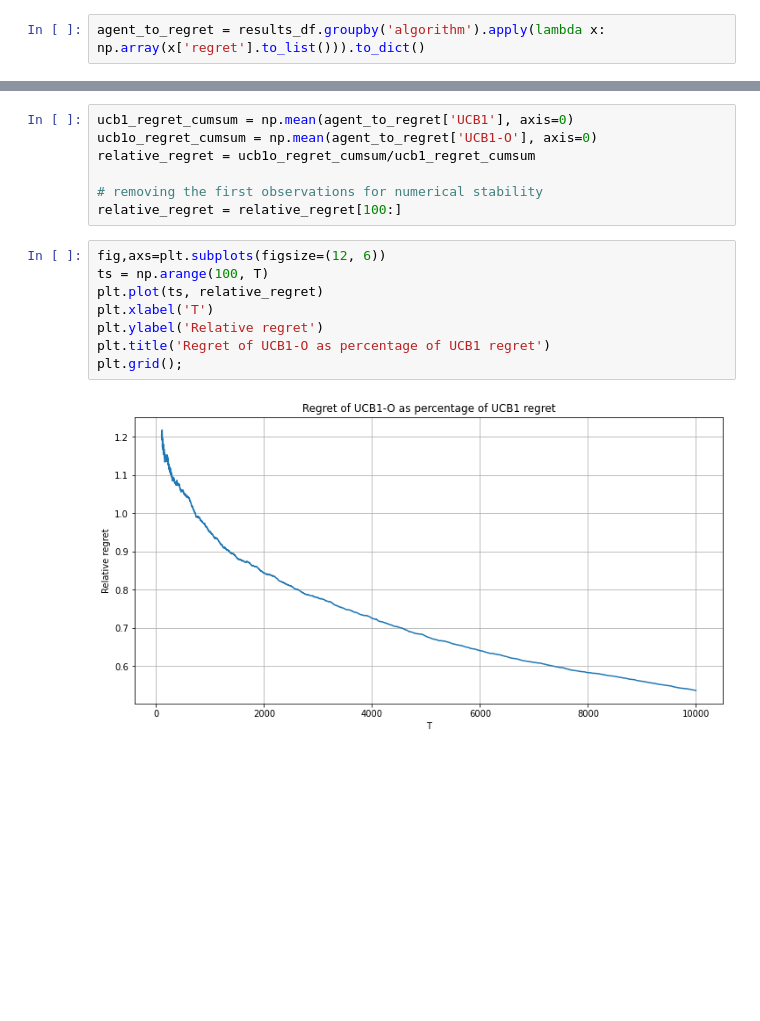
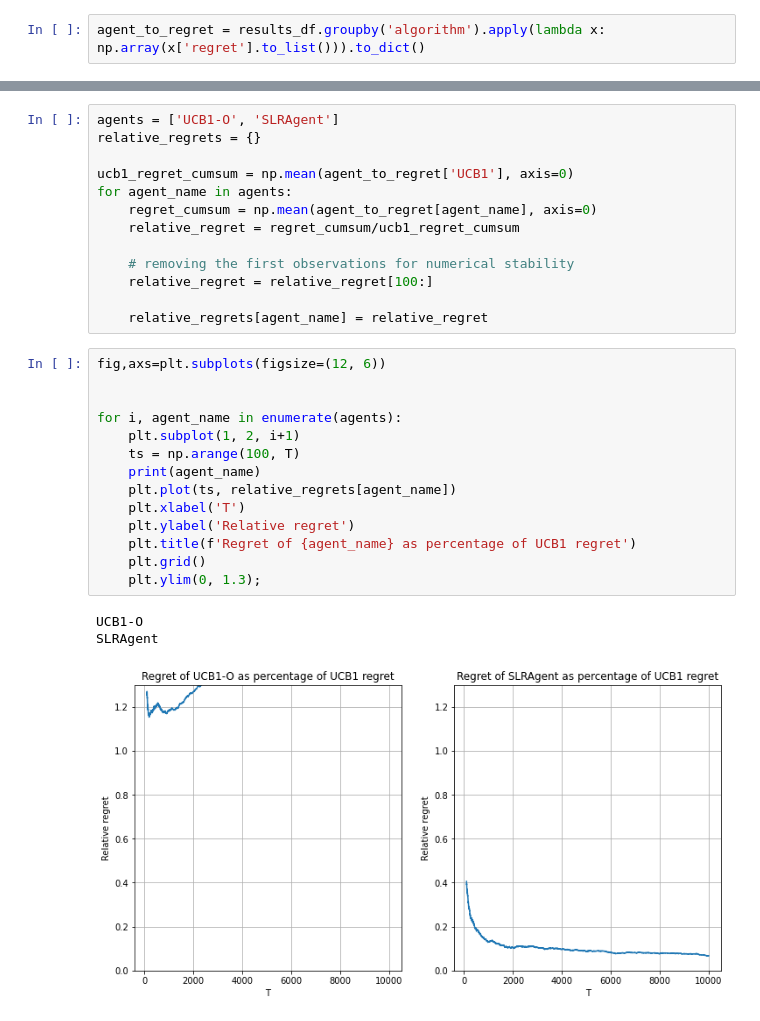
Before and after one commit to thxi/hse_thesis, a Jupyter notebook: notebooks/UCB-O.ipynb, the cells around one changed output, grey strips where cells are left out. Cells and saved outputs as stored; diff of their text form; blank space fills up the shorter version.

Commit message:
add simple linear regression agent

```diff
--- a/notebooks/UCB-O.ipynb
+++ b/notebooks/UCB-O.ipynb
@@ -196,17 +215,31 @@ plt.grid();
-# %%
-ucb1_regret_cumsum = np.mean(agent_to_regret['UCB1'], axis=0)
-ucb1o_regret_cumsum = np.mean(agent_to_regret['UCB1-O'], axis=0)
-relative_regret = ucb1o_regret_cumsum/ucb1_regret_cumsum
-
-# removing the first observations for numerical stability
-relative_regret = relative_regret[100:]
+# %%
+agents = ['UCB1-O', 'SLRAgent']
+relative_regrets = {}
+
+ucb1_regret_cumsum = np.mean(agent_to_regret['UCB1'], axis=0)
+for agent_name in agents:
+    regret_cumsum = np.mean(agent_to_regret[agent_name], axis=0)
+    relative_regret = regret_cumsum/ucb1_regret_cumsum
+
+    # removing the first observations for numerical stability
+    relative_regret = relative_regret[100:]
+
+    relative_regrets[agent_name] = relative_regret
 # %%
 fig,axs=plt.subplots(figsize=(12, 6))
-ts = np.arange(100, T)
-plt.plot(ts, relative_regret)
-plt.xlabel('T')
-plt.ylabel('Relative regret')
-plt.title('Regret of UCB1-O as percentage of UCB1 regret')
-plt.grid();
+
+
+for i, agent_name in enumerate(agents):
+    plt.subplot(1, 2, i+1)
+    ts = np.arange(100, T)
+    print(agent_name)
+    plt.plot(ts, relative_regrets[agent_name])
+    plt.xlabel('T')
+    plt.ylabel('Relative regret')
+    plt.title(f'Regret of {agent_name} as percentage of UCB1 regret')
+    plt.grid()
+    plt.ylim(0, 1.3);
 # %% [output]
+UCB1-O
+SLRAgent
-[figure, old version]
+[figure, new version]
```
Also changed, not shown: parts of 8 cells of this notebook, 2 other files.
